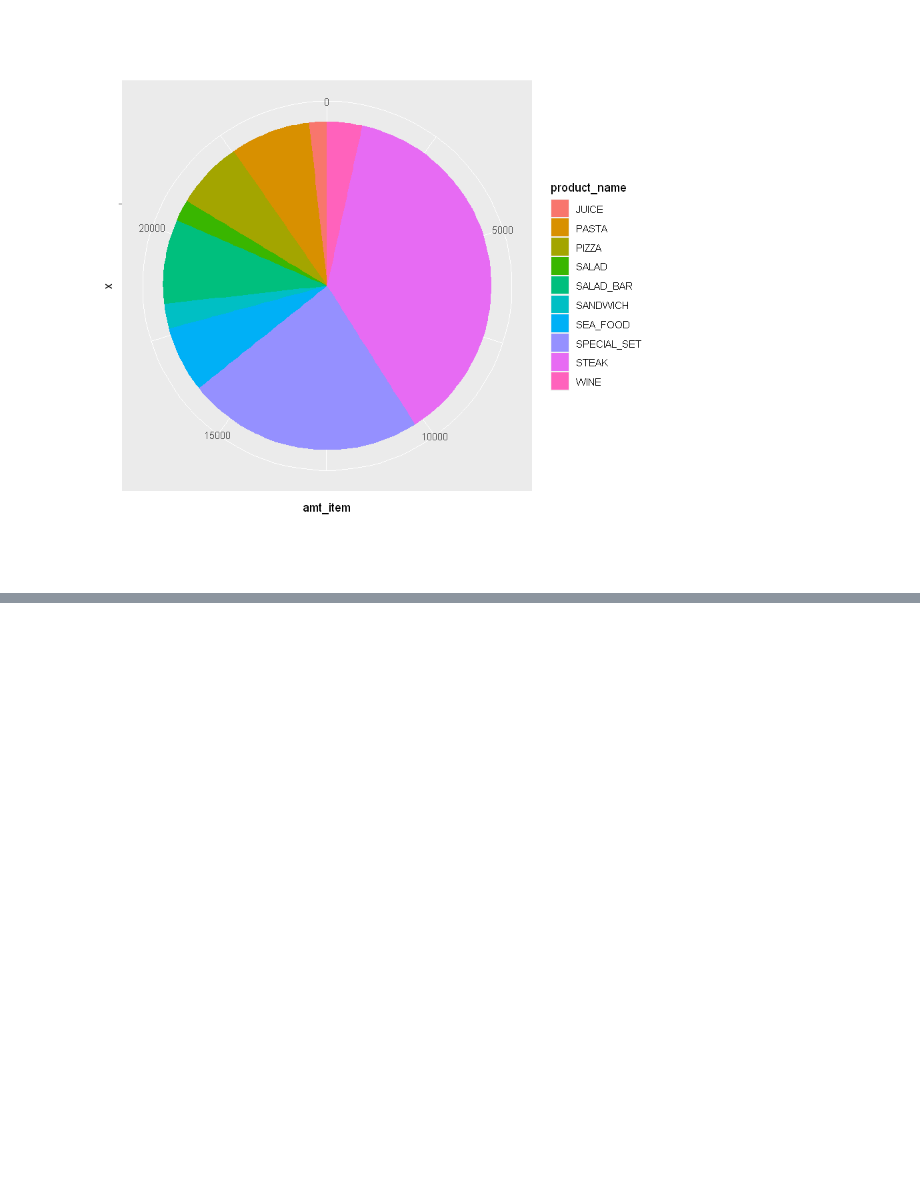
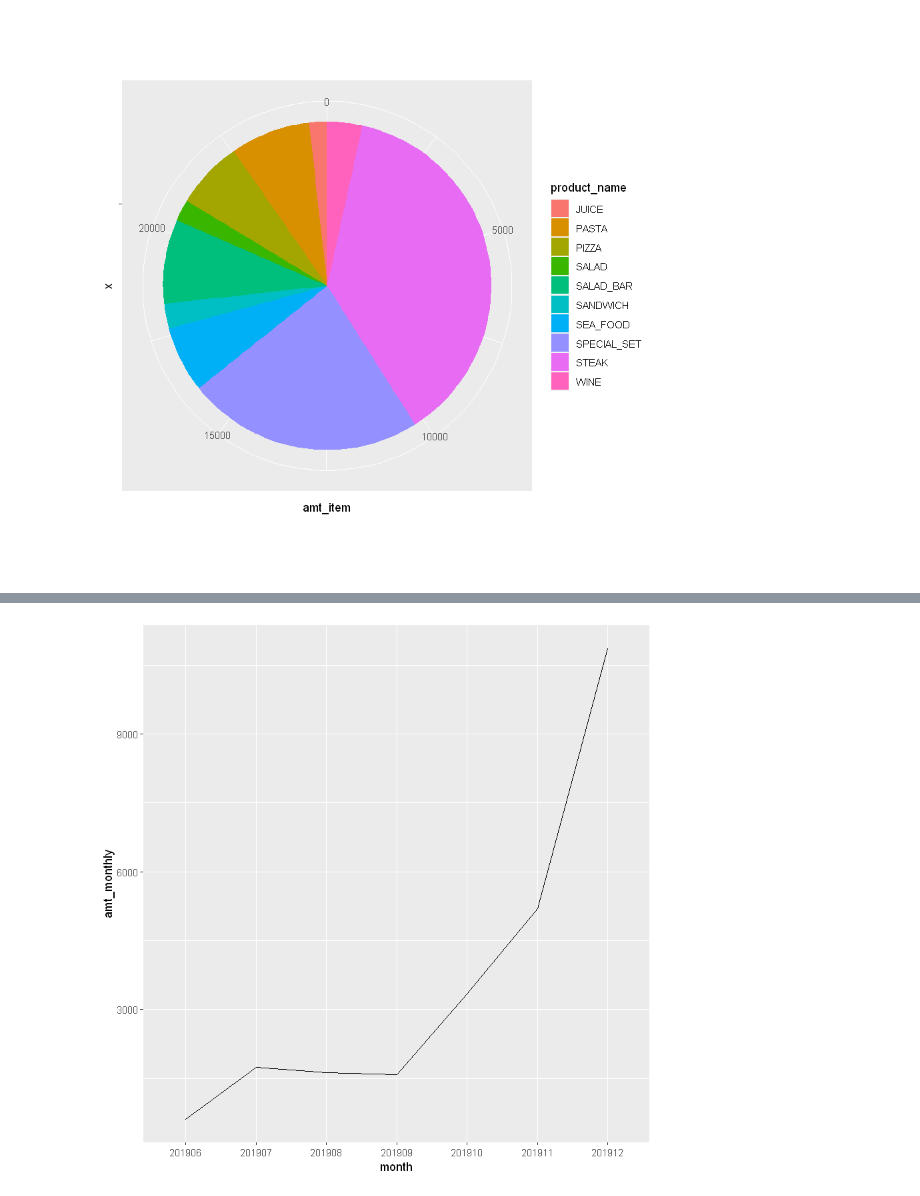
Before and after one commit to gored-boop/pythonbasic, a Jupyter notebook: rclass8.ipynb, the cells around one changed output, grey strips where cells are left out. Cells and saved outputs as stored; diff of their text form; code cells hidden in the pictures; blank space fills up the shorter version.

```diff
--- a/rclass8.ipynb
+++ b/rclass8.ipynb
@@ -256,0 +282,7 @@ Returning the palette you asked for with that many colors
+# %%
+total_amt <- order_info_r %>%
+mutate(month = substr(reserv_no,1,6)) %>%
+group_by(month) %>%
+summarise(amt_monthly = sum(sales/1000))
+
+total_amt
@@ -256,0 +298,4 @@ Returning the palette you asked for with that many colors
+# %%
+ggplot(total_amt, aes(x = month, y = amt_monthly, group = 1)) + geom_line()
+# %% [output]
+[figure, added]
```
Also changed, not shown: parts of 14 cells of this notebook.
